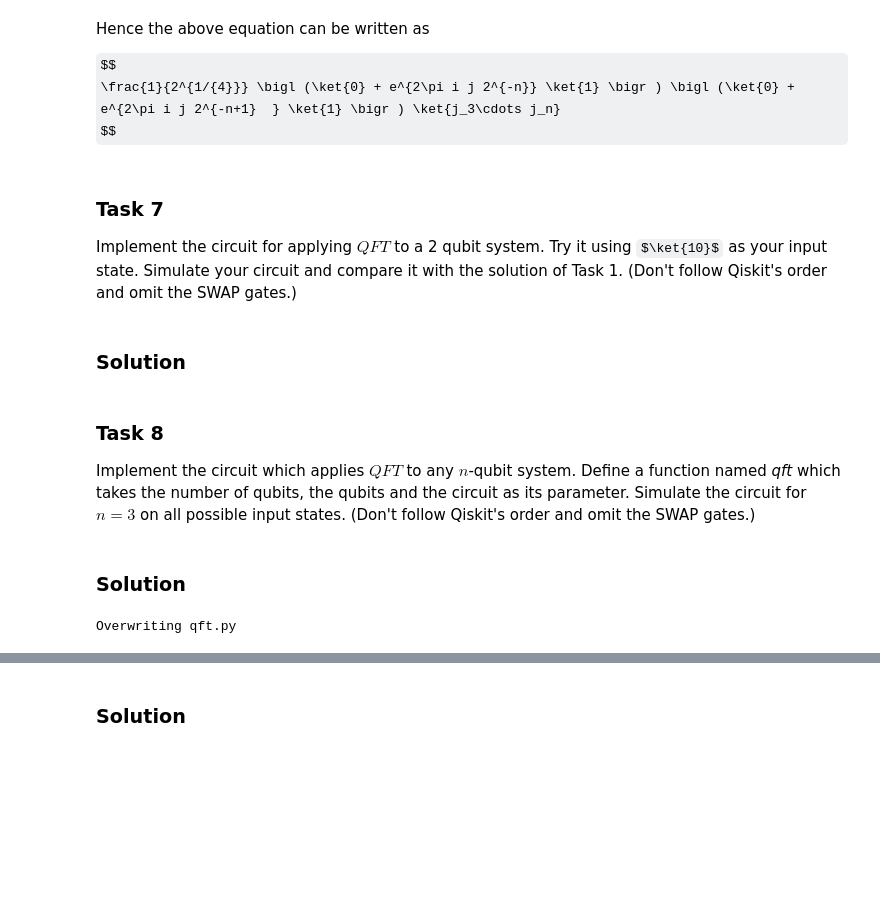
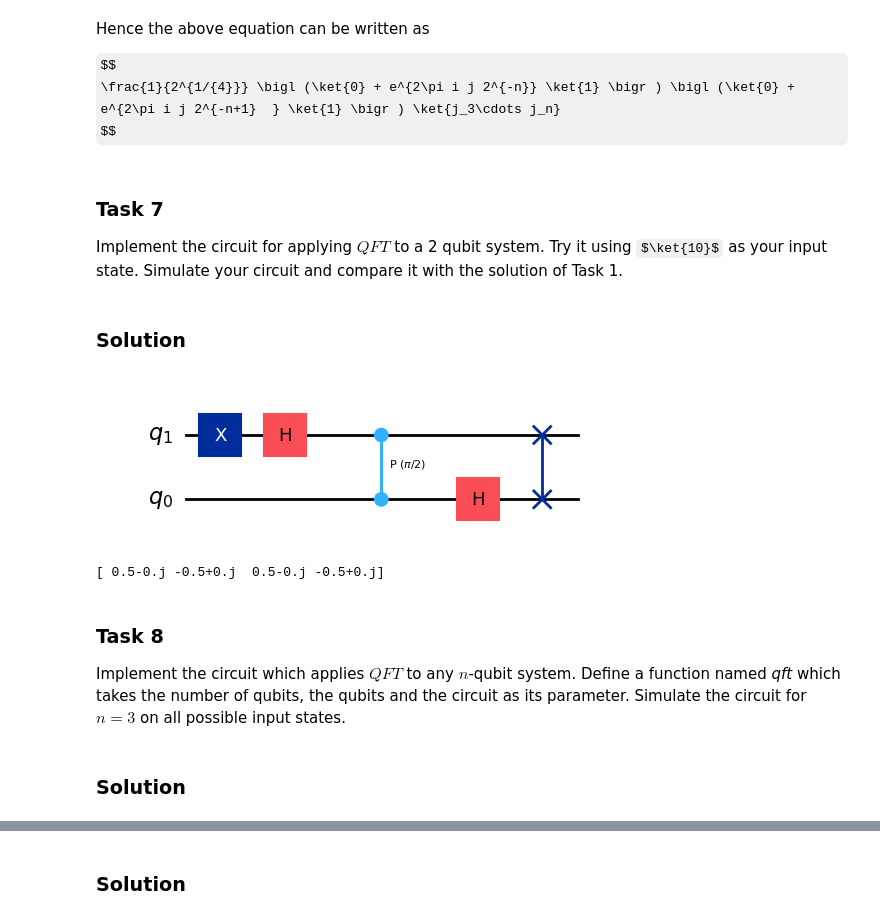
Before and after one commit to ozlemsalehi/cs435, a Jupyter notebook: silver/D02_Quantum_Fourier_Transform_Solutions.ipynb, the cells around one changed output, grey strips where cells are left out. Drawn from its saved outputs; the diff is of its cells as text; code cells hidden in the pictures; some formulas as TeX source; blank space fills up the shorter version.

```diff
--- a/silver/D02_Quantum_Fourier_Transform_Solutions.ipynb
+++ b/silver/D02_Quantum_Fourier_Transform_Solutions.ipynb
@@ -185,42 +185,53 @@ $$
 <a id="task7"></a>
 <h3>Task 7</h3>
 
-Implement the circuit for applying $QFT$ to a 2 qubit system.  Try it using $\ket{10}$ as your input state. Simulate your circuit and compare it with the solution of Task 1. (Don't follow Qiskit's order and omit the SWAP gates.)
+Implement the circuit for applying $QFT$ to a 2 qubit system.  Try it using $\ket{10}$ as your input state. Simulate your circuit and compare it with the solution of Task 1.
 # %% [markdown]
 <h3>Solution </h3>
 # %%
 from qiskit import QuantumRegister, ClassicalRegister, QuantumCircuit
 from qiskit_aer import StatevectorSimulator
 from math import pi
 
 #Create and initialize circuit
 qc1 = QuantumCircuit(2)
 qc1.x(0)
 
 #Apply Hadamard to qubit 0
 qc1.h(0)
 
 #Apply CR_2 gate with t=2/2^2 where qubit 0 is target and qubit 1 is control
 qc1.cp(pi*2/2**2,1,0)
 
 #Apply Hadamard to qubit 1
 qc1.h(1)
 
+#Apply swap
+qc1.swap(0,1)
+
+#Reverse qubits
+qc1 = qc1.reverse_bits()
+
 #Simulate the circuit and print the results
-display(qc1.draw('mpl', reverse_bits=False))
+display(qc1.draw('mpl', reverse_bits=True))
 
 job = StatevectorSimulator().run(qc1)
 v=job.result().get_statevector(qc1,decimals=3)
 
 print(v.data)
+# %% [output]
+[figure, added]
+[ 0.5-0.j -0.5+0.j  0.5-0.j -0.5+0.j]
 # %% [markdown]
 <a id="task8"></a>
 <h3>Task 8 </h3>
 
-Implement the circuit which applies $QFT$ to any $n$-qubit system. Define a function named <i>qft</i> which takes the number of qubits, the qubits and the circuit as its parameter. Simulate the circuit for $n=3$ on all possible input states. (Don't follow Qiskit's order and omit the SWAP gates.)
+Implement the circuit which applies $QFT$ to any $n$-qubit system. Define a function named <i>qft</i> which takes the number of qubits, the qubits and the circuit as its parameter. Simulate the circuit for $n=3$ on all possible input states.
 # %% [markdown]
 <h3>Solution </h3>
 # %%
+#%%writefile qft.py
+
 from qiskit import QuantumRegister, ClassicalRegister, QuantumCircuit
 from qiskit_aer import StatevectorSimulator
 from math import pi
@@ -237,8 +248,9 @@ def qft(n, qubits, circuit):
             #Apply CR_k gate
             circuit.cp(pi*2/2**(k), qubits[j],qubits[i])
             k=k+1 #Increment k at each step
+
+    for i in range(n//2):
+        circuit.swap(qubits[i],qubits[n-i-1])
-# %% [output]
-Overwriting qft.py
 # %%
 inputs = ['000','001','010','011','100','101','110','111']
 n = 3
```
Also changed, not shown: parts of 4 cells of this notebook, 4 other files.
